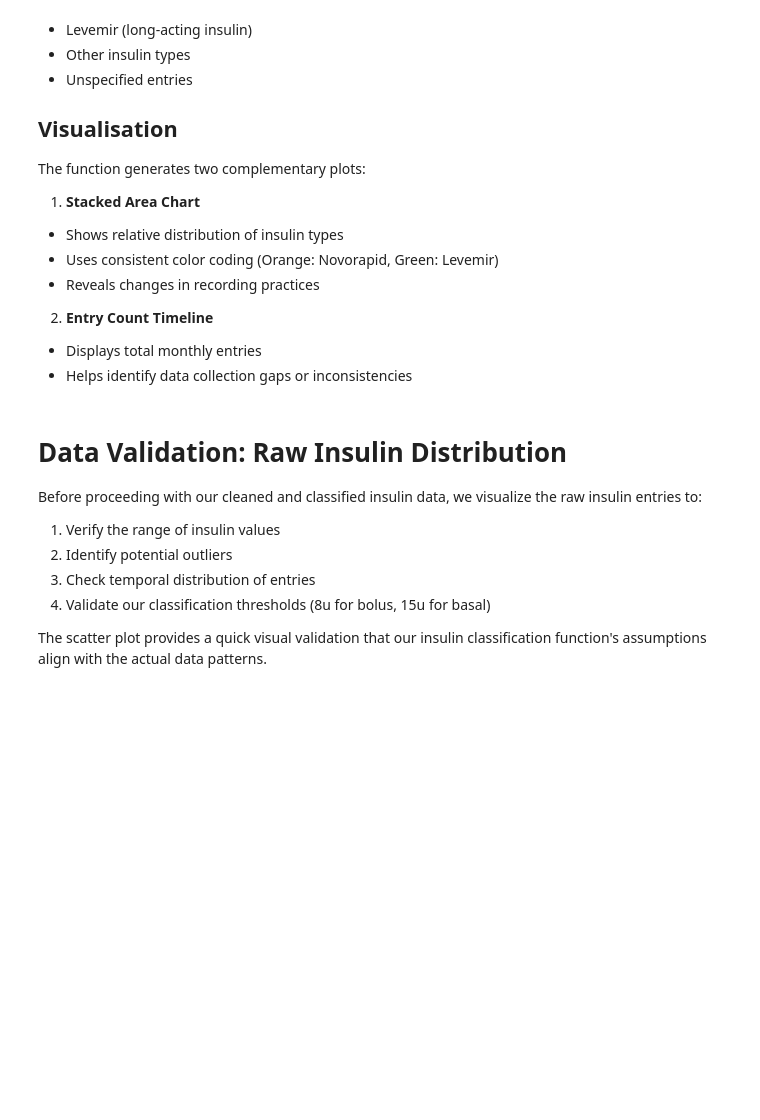
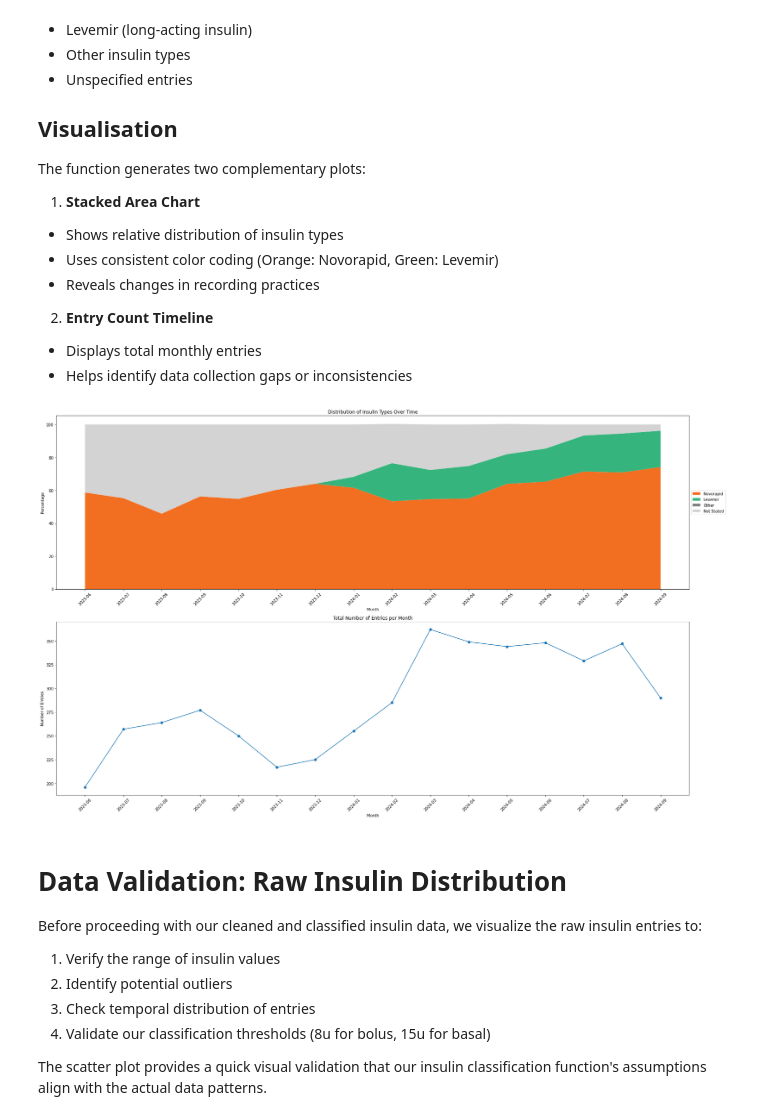
Before and after one commit to Warren8824/cgm-data-processor, a Jupyter notebook: notebooks/examples/x_gastro_eda.ipynb, the cells around one changed output. Saved outputs shown, nothing was run; the diff lists cells and outputs as text; code cells hidden in the pictures; blank space fills up the shorter version.

```diff
--- a/notebooks/examples/x_gastro_eda.ipynb
+++ b/notebooks/examples/x_gastro_eda.ipynb
@@ -252,93 +227,10 @@ The function generates two complementary plots:
   - Displays total monthly entries
   - Helps identify data collection gaps or inconsistencies
 # %%
-def analyse_insulin_over_time(df):
-    # Create a copy of the dataframe with monthly periods
-    df_monthly = df.copy()
-    df_monthly['month'] = df_monthly.index.to_period('M')
-
-    # Function to process insulin types from JSON
-    def get_insulin_types(entry):
-        if pd.isna(entry) or entry == "[]":
-            return ["Not Stated"]
-        insulin_data = ast.literal_eval(entry)
-        return [record['insulin'] for record in insulin_data]
-
-    # Create monthly statistics
-    monthly_stats = []
-
-    # Get unique months and sort them
-    unique_months = sorted(df_monthly['month'].unique())
-
-    for month in unique_months:
-        month_data = df_monthly[df_monthly['month'] == month]
-
-        # Count insulin types for this month
-        insulin_counts = {'Novorapid': 0, 'Levemir': 0, 'Other': 0, 'Not Stated': 0}
-        total_entries = len(month_data)
-
-        for entry in month_data['insulinJSON']:
-            insulin_types = get_insulin_types(entry)
-            for insulin_type in insulin_types:
-                if insulin_type == "Novorapid":
-                    insulin_counts['Novorapid'] += 1
-                elif insulin_type == "Levemir":
-                    insulin_counts['Levemir'] += 1
-                elif insulin_type == "Not Stated":
-                    insulin_counts['Not Stated'] += 1
-                else:
-                    insulin_counts['Other'] += 1
-
-        # Calculate percentages
-        monthly_stats.append({
-            'month': str(month),  # Convert period to string
-            'Novorapid': (insulin_counts['Novorapid'] / total_entries) * 100,
-            'Levemir': (insulin_counts['Levemir'] / total_entries) * 100,
-            'Other': (insulin_counts['Other'] / total_entries) * 100,
-            'Not Stated': (insulin_counts['Not Stated'] / total_entries) * 100,
-            'total_entries': total_entries
-        })
-
-    # Convert to DataFrame
-    stats_df = pd.DataFrame(monthly_stats)
-
-    # Create figure with two subplots
-    fig, (ax1, ax2) = plt.subplots(2, 1, figsize=(25, 15))
-
-    # Stacked area chart
-    ax1.stackplot(range(len(stats_df)),
-                 [stats_df['Novorapid'].values,
-                  stats_df['Levemir'].values,
-                  stats_df['Other'].values,
-                  stats_df['Not Stated'].values],
-                 labels=['Novorapid', 'Levemir', 'Other', 'Not Stated'],
-                 colors=['#F26F21', '#35b57d', '#808080', '#D3D3D3'])  # Add specific colors
-
-
-
-    # Set x-axis ticks and labels
-    ax1.set_xticks(range(len(stats_df)))
-    ax1.set_xticklabels(stats_df['month'], rotation=45)
-    ax1.set_title('Distribution of Insulin Types Over Time')
-    ax1.set_xlabel('Month')
-    ax1.set_ylabel('Percentage')
-    ax1.legend(loc='center left', bbox_to_anchor=(1, 0.5))
-
-    # Line plot of total entries
-    ax2.plot(range(len(stats_df)), stats_df['total_entries'].values, marker='o')
-    ax2.set_xticks(range(len(stats_df)))
-    ax2.set_xticklabels(stats_df['month'], rotation=45)
-    ax2.set_title('Total Number of Entries per Month')
-    ax2.set_xlabel('Month')
-    ax2.set_ylabel('Number of Entries')
-
-    # Adjust layout to prevent overlap
-    plt.tight_layout()
-    return plt, stats_df
-
-# Usage:
-plot, insulin_counts = analyse_insulin_over_time(insulin_df)
+plot, insulin_counts = analyse_insulin_over_time(insulin_df) # Function in source directory
 plot.show()
+# %% [output]
+[figure, added]
 # %% [markdown]
 # Data Validation: Raw Insulin Distribution
 
```
Also changed, not shown: parts of 36 cells of this notebook, 3 other files.
